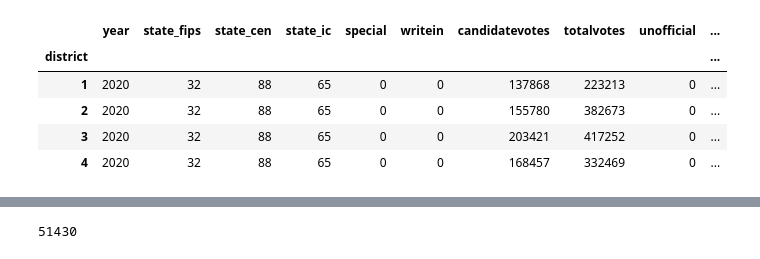
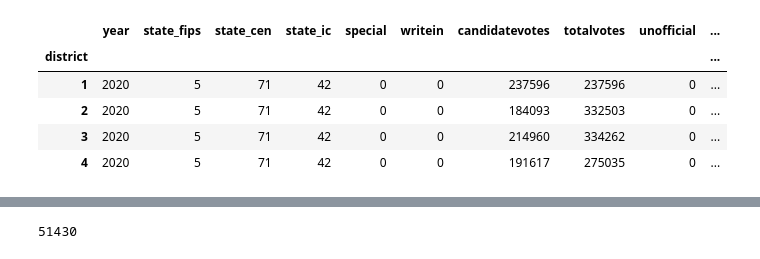
Before and after one commit to catmona/Districting-Plan-Website, a Jupyter notebook: Preprocessing.ipynb, the cells around one changed output, grey strips where cells are left out. Saved outputs shown, nothing was run; the diff lists cells and outputs as text; code cells hidden in the pictures.

Commit message:
added arkansas data

```diff
--- a/Preprocessing.ipynb
+++ b/Preprocessing.ipynb
@@ -4,11 +4,11 @@ import numpy as np
 # %%
 data = pd.read_csv('data/1976-2020-house.csv')
 # %%
-data[data['state'] == 'NEVADA'][data['party'] =='DEMOCRAT'][data['year']==2020].groupby('district').sum()
+data[data['state'] == 'ARKANSAS'][data['party'] =='REPUBLICAN'][data['year']==2020].groupby('district').sum()
 # %% [output]
 |  | year | state_fips | state_cen | state_ic | special | writein | candidatevotes | totalvotes | unofficial | ... |
 | district |  |  |  |  |  |  |  |  |  | ... |
-| 1 | 2020 | 32 | 88 | 65 | 0 | 0 | 137868 | 223213 | 0 | ... |
-| 2 | 2020 | 32 | 88 | 65 | 0 | 0 | 155780 | 382673 | 0 | ... |
-| 3 | 2020 | 32 | 88 | 65 | 0 | 0 | 203421 | 417252 | 0 | ... |
-| 4 | 2020 | 32 | 88 | 65 | 0 | 0 | 168457 | 332469 | 0 | ... |
+| 1 | 2020 | 5 | 71 | 42 | 0 | 0 | 237596 | 237596 | 0 | ... |
+| 2 | 2020 | 5 | 71 | 42 | 0 | 0 | 184093 | 332503 | 0 | ... |
+| 3 | 2020 | 5 | 71 | 42 | 0 | 0 | 214960 | 334262 | 0 | ... |
+| 4 | 2020 | 5 | 71 | 42 | 0 | 0 | 191617 | 275035 | 0 | ... |
```
Also changed, not shown: parts of 5 cells of this notebook, 4 other files.
